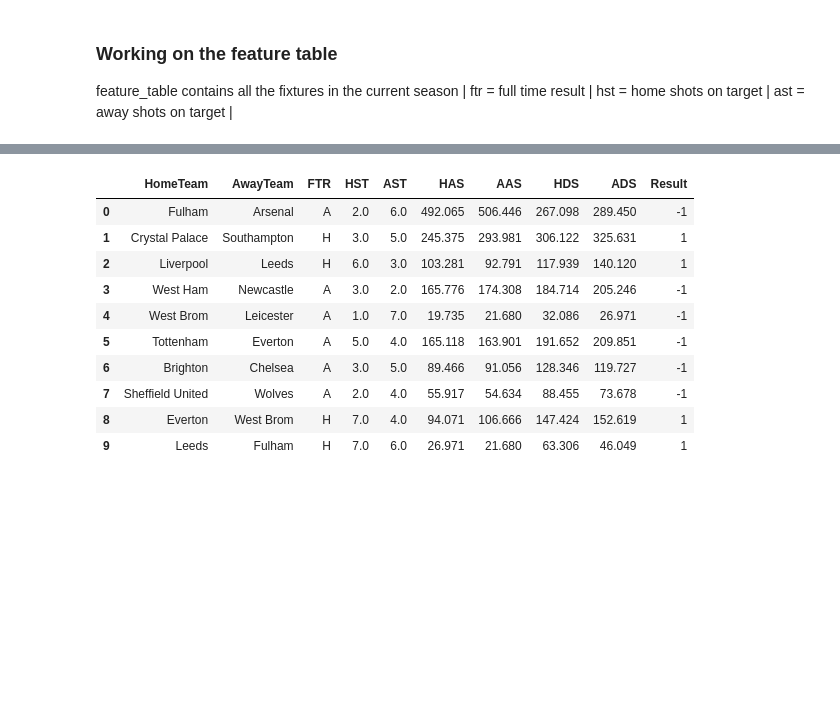
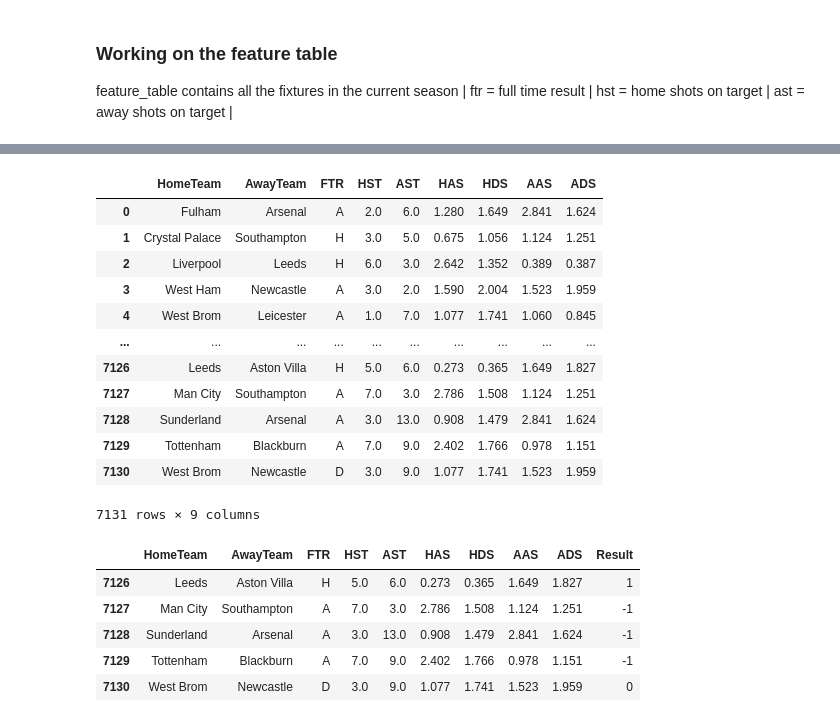
Before and after one commit to saylibhavsar/Football-Data-Analysis, a Jupyter notebook: Web Scraping - Football Analysis.ipynb, the cells around one changed output, grey strips where cells are left out. Cells and saved outputs as stored; diff of their text form; code cells hidden in the pictures; blank space fills up the shorter version.

```diff
--- a/Web Scraping - Football Analysis.ipynb
+++ b/Web Scraping - Football Analysis.ipynb
@@ -247,0 +246,9 @@ feature_table.head(10)
+# %%
+df_has = conversion(feature_table["HAS"], "has")
+df_hds = conversion(feature_table["HDS"], "hds")
+df_aas = conversion(feature_table["AAS"], "aas")
+df_ads = conversion(feature_table["ADS"], "ads")
+# %%
+final_table = feature_table.join([df_has,df_hds,df_aas,df_ads])
+# %%
+final_table.drop(columns=["HAS","HDS","AAS","ADS"],inplace=True)
@@ -248,3 +271,21 @@ feature_table.head(10)
+# %%
+final_table.rename(columns = {'has':'HAS', 'hds':'HDS','aas':'AAS', 'ads':'ADS'}, inplace = True)
+# %%
+final_table
+# %% [output]
+|  | HomeTeam | AwayTeam | FTR | HST | AST | HAS | HDS | AAS | ADS |
+| 0 | Fulham | Arsenal | A | 2.0 | 6.0 | 1.280 | 1.649 | 2.841 | 1.624 |
+| 1 | Crystal Palace | Southampton | H | 3.0 | 5.0 | 0.675 | 1.056 | 1.124 | 1.251 |
+| 2 | Liverpool | Leeds | H | 6.0 | 3.0 | 2.642 | 1.352 | 0.389 | 0.387 |
+| 3 | West Ham | Newcastle | A | 3.0 | 2.0 | 1.590 | 2.004 | 1.523 | 1.959 |
+| 4 | West Brom | Leicester | A | 1.0 | 7.0 | 1.077 | 1.741 | 1.060 | 0.845 |
+| ... | ... | ... | ... | ... | ... | ... | ... | ... | ... |
+| 7126 | Leeds | Aston Villa | H | 5.0 | 6.0 | 0.273 | 0.365 | 1.649 | 1.827 |
+| 7127 | Man City | Southampton | A | 7.0 | 3.0 | 2.786 | 1.508 | 1.124 | 1.251 |
+| 7128 | Sunderland | Arsenal | A | 3.0 | 13.0 | 0.908 | 1.479 | 2.841 | 1.624 |
+| 7129 | Tottenham | Blackburn | A | 7.0 | 9.0 | 2.402 | 1.766 | 0.978 | 1.151 |
+| 7130 | West Brom | Newcastle | D | 3.0 | 9.0 | 1.077 | 1.741 | 1.523 | 1.959 |
+7131 rows × 9 columns
 # %%
 #Converts results (H,A or D) into numeric values
 
@@ -256,17 +297,12 @@ def transformResult(row):
     else:
         return 0
 # %%
-feature_table["Result"] = feature_table.apply(lambda row: transformResult(row),axis=1)
-feature_table.head(10)
+final_table["Result"] = final_table.apply(lambda row: transformResult(row),axis=1)
+final_table.tail()
 # %% [output]
-|  | HomeTeam | AwayTeam | FTR | HST | AST | HAS | AAS | HDS | ADS | Result |
-| 0 | Fulham | Arsenal | A | 2.0 | 6.0 | 492.065 | 506.446 | 267.098 | 289.450 | -1 |
-| 1 | Crystal Palace | Southampton | H | 3.0 | 5.0 | 245.375 | 293.981 | 306.122 | 325.631 | 1 |
-| 2 | Liverpool | Leeds | H | 6.0 | 3.0 | 103.281 | 92.791 | 117.939 | 140.120 | 1 |
-| 3 | West Ham | Newcastle | A | 3.0 | 2.0 | 165.776 | 174.308 | 184.714 | 205.246 | -1 |
-| 4 | West Brom | Leicester | A | 1.0 | 7.0 | 19.735 | 21.680 | 32.086 | 26.971 | -1 |
-| 5 | Tottenham | Everton | A | 5.0 | 4.0 | 165.118 | 163.901 | 191.652 | 209.851 | -1 |
-| 6 | Brighton | Chelsea | A | 3.0 | 5.0 | 89.466 | 91.056 | 128.346 | 119.727 | -1 |
-| 7 | Sheffield United | Wolves | A | 2.0 | 4.0 | 55.917 | 54.634 | 88.455 | 73.678 | -1 |
-| 8 | Everton | West Brom | H | 7.0 | 4.0 | 94.071 | 106.666 | 147.424 | 152.619 | 1 |
-| 9 | Leeds | Fulham | H | 7.0 | 6.0 | 26.971 | 21.680 | 63.306 | 46.049 | 1 |
+|  | HomeTeam | AwayTeam | FTR | HST | AST | HAS | HDS | AAS | ADS | Result |
+| 7126 | Leeds | Aston Villa | H | 5.0 | 6.0 | 0.273 | 0.365 | 1.649 | 1.827 | 1 |
+| 7127 | Man City | Southampton | A | 7.0 | 3.0 | 2.786 | 1.508 | 1.124 | 1.251 | -1 |
+| 7128 | Sunderland | Arsenal | A | 3.0 | 13.0 | 0.908 | 1.479 | 2.841 | 1.624 | -1 |
+| 7129 | Tottenham | Blackburn | A | 7.0 | 9.0 | 2.402 | 1.766 | 0.978 | 1.151 | -1 |
+| 7130 | West Brom | Newcastle | D | 3.0 | 9.0 | 1.077 | 1.741 | 1.523 | 1.959 | 0 |
```
Also changed, not shown: parts of 11 cells of this notebook.
